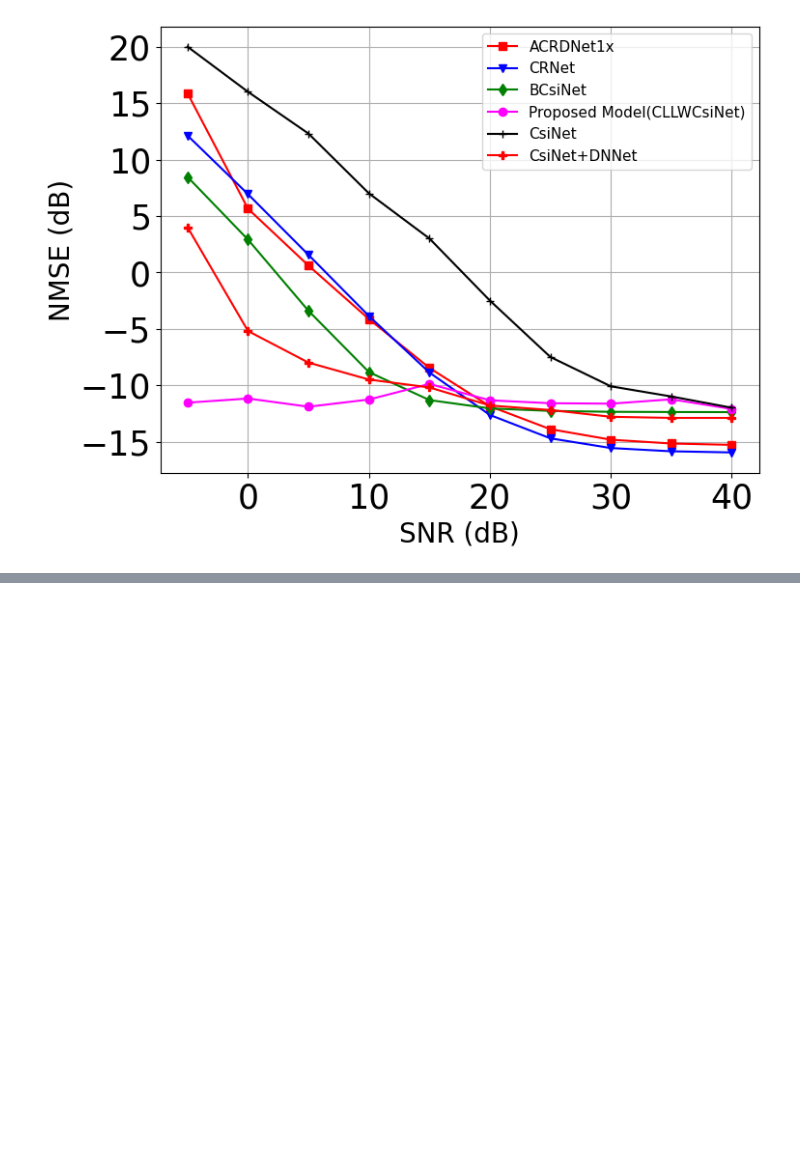
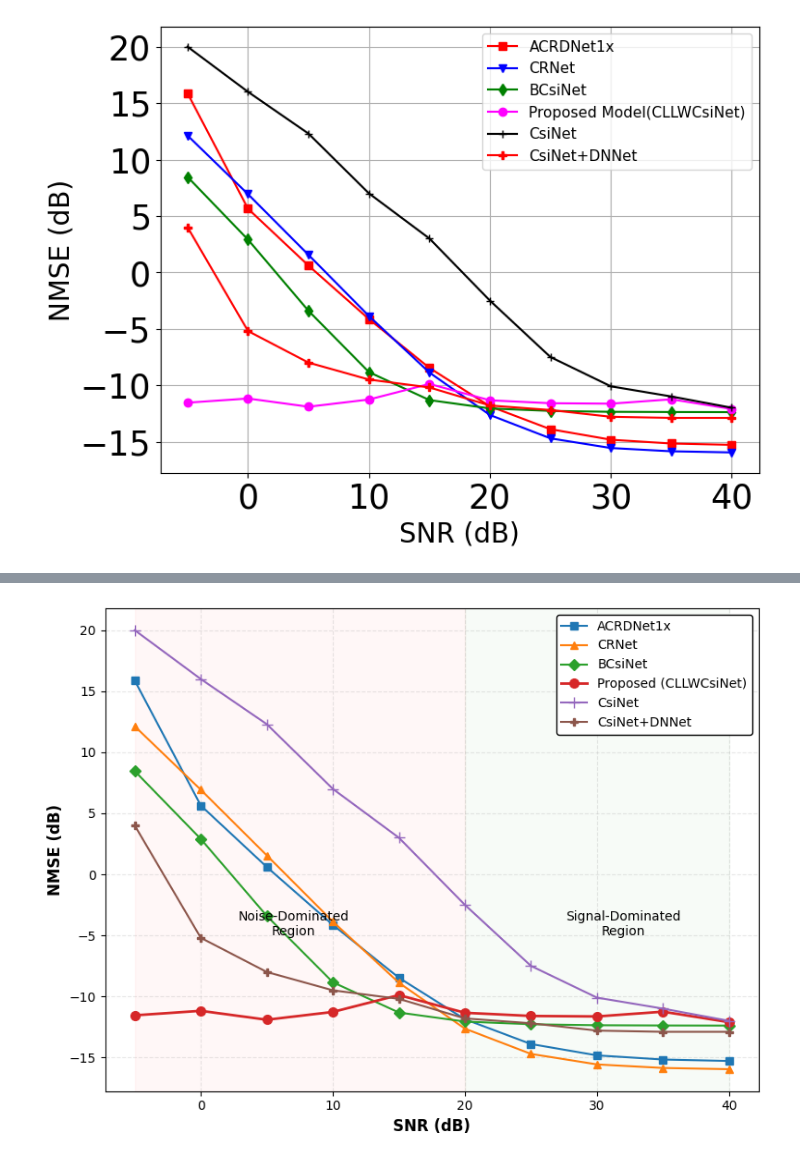
Before and after one commit to FardadAnsari/CLLWCsiNet, a Jupyter notebook: figures/noise-comparison.ipynb, the cells around one changed output, grey strips where cells are left out. Drawn from its saved outputs; the diff is of its cells as text; code cells hidden in the pictures; blank space fills up the shorter version.

```diff
--- a/figures/noise-comparison.ipynb
+++ b/figures/noise-comparison.ipynb
@@ -207,0 +282,57 @@ plt.show()
+# %%
+import matplotlib.pyplot as plt
+import numpy as np
+from scipy.stats import pearsonr
+
+# Data preparation
+ypoints = np.array([15.87, 5.64, 0.60, -4.14, -8.47, -11.87, -13.90, -14.83, -15.17, -15.29])  # ACRDNet1x
+ypoints1 = np.array([12.13, 6.93, 1.55, -3.87, -8.88, -12.64, -14.71, -15.57, -15.86, -15.96])  # CRNet
+ypoints2 = np.array([8.46, 2.90, -3.41, -8.84, -11.32, -12.06, -12.28, -12.36, -12.38, -12.39])  # BCsiNet
+ypoints3 = np.array([-11.55, -11.18, -11.91, -11.27, -9.89, -11.34, -11.60, -11.64, -11.25, -12.11])  # Proposed Model
+ypoints4 = np.array([20, 16, 12.30, 7, 3, -2.5, -7.5, -10.10, -11, -12])  # CsiNet
+ypoints5 = np.array([4, -5.20, -8, -9.5, -10.2, -11.8, -12.2, -12.8, -12.9, -12.9])  # CsiNet+DNNet
+xpoints = np.array([-5, 0, 5, 10, 15, 20, 25, 30, 35, 40])  # SNR values
+
+# Plot configuration
+plt.figure(figsize=(8, 6))
+plt.grid(True, alpha=0.3, linestyle='--')
+
+# Plot lines with IEEE-style formatting
+line_props = [
+    {'color': '#1f77b4', 'marker': 's', 'markersize': 6, 'linewidth': 1.5},  # ACRDNet1x
+    {'color': '#ff7f0e', 'marker': '^', 'markersize': 6, 'linewidth': 1.5},  # CRNet
+    {'color': '#2ca02c', 'marker': 'D', 'markersize': 6, 'linewidth': 1.5},  # BCsiNet
+    {'color': '#d62728', 'marker': 'o', 'markersize': 7, 'linewidth': 2.0},  # Proposed
+    {'color': '#9467bd', 'marker': '+', 'markersize': 8, 'linewidth': 1.5},  # CsiNet
+    {'color': '#8c564b', 'marker': 'P', 'markersize': 6, 'linewidth': 1.5}   # CsiNet+DNNet
+]
+
+labels = ['ACRDNet1x', 'CRNet', 'BCsiNet', 'Proposed (CLLWCsiNet)', 'CsiNet', 'CsiNet+DNNet']
+for i, (y, props) in enumerate(zip([ypoints, ypoints1, ypoints2, ypoints3, ypoints4, ypoints5], line_props)):
+    plt.plot(xpoints, y, **props, label=labels[i])
+
+# SNR region highlighting (semi-transparent)
+plt.axvspan(-5, 20, color='red', alpha=0.03)
+plt.axvspan(20, 40, color='green', alpha=0.03)
+
+# Critical points annotation
+plt.annotate('Noise-Dominated\nRegion', xy=(7, -5), fontsize=10, ha='center')
+plt.annotate('Signal-Dominated\nRegion', xy=(32, -5), fontsize=10, ha='center')
+
+# Axis labels with proper units
+plt.xlabel('SNR (dB)', fontsize=12, fontweight='bold')
+plt.ylabel('NMSE (dB)', fontsize=12, fontweight='bold')
+plt.xticks(fontsize=10)
+plt.yticks(fontsize=10)
+
+# Legend in upper right with IEEE-style frame
+legend = plt.legend(loc='upper right', bbox_to_anchor=(1, 1),
+                    frameon=True, framealpha=1, edgecolor='black',
+                    fontsize=10, handlelength=2)
+
+# Final adjustments
+plt.tight_layout()
+plt.savefig('nmse_vs_snr_ieee.png', dpi=300, bbox_inches='tight')
+plt.show()
+# %% [output]
+[figure, added]
```
Also changed, not shown: parts of 1 cell of this notebook.
